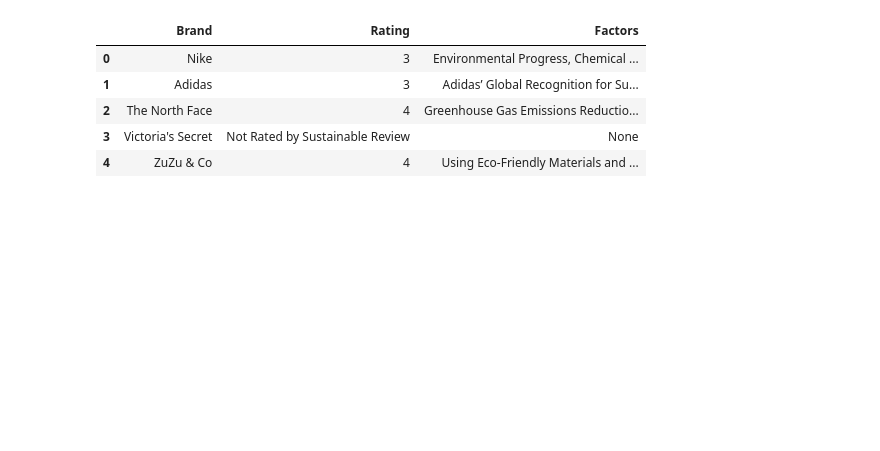
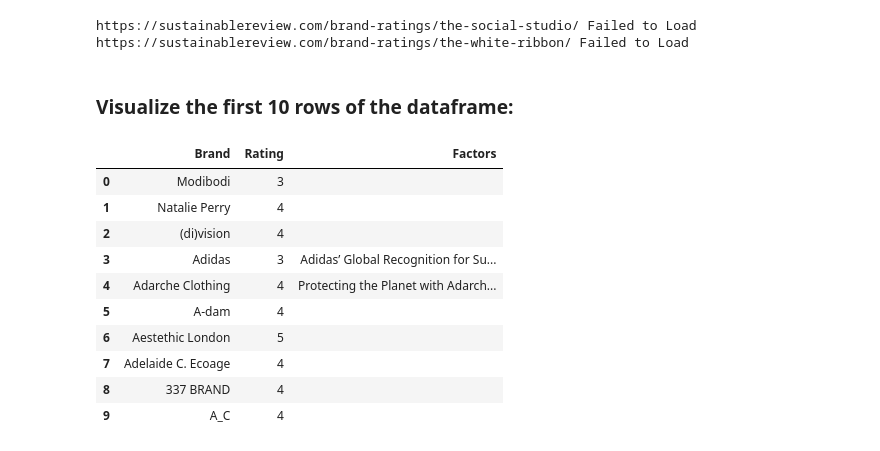
Before and after one commit to meganjchiang/fashionfootprint, a Jupyter notebook: code/alternative_ratings.ipynb, the cells around one changed output. Drawn from its saved outputs; the diff is of its cells as text; code cells hidden in the pictures; blank space fills up the shorter version.

```diff
--- a/code/alternative_ratings.ipynb
+++ b/code/alternative_ratings.ipynb
@@ -7,4 +13,12 @@ from bs4 import BeautifulSoup
 import pandas as pd
 import re
 import csv
+# %%
+# create session
+session = requests.Session()
+# retry three times in case of exception
+retry = Retry(connect=3, backoff_factor=0.5)
+# apply delays between attempts
+adapter = HTTPAdapter(max_retries=retry)
+session.mount('https://', adapter)
 # %% [markdown]
@@ -81,0 +89,9 @@ sustainable_review_df = pd.DataFrame(columns=['Brand', 'Rating', 'Factors'])
+# %%
+# get page range
+first_page_url = "https://sustainablereview.com/brand-ratings/"
+first_page = session.get(first_page_url)
+content = BeautifulSoup(first_page.text, 'html.parser')
+# last page number out of all page numbers
+last_page_num = str(content.find_all('a', class_="page-numbers")[-1]).split('>')[1].split('<')[0]
+
+print(last_page_num)
@@ -82,16 +129,15 @@ sustainable_review_df = pd.DataFrame(columns=['Brand', 'Rating', 'Factors'])
 # %%
 # scrape for brand data
-for brand in sustainable_review_brands:
-    # normalize brand name
-    norm_brand = brand.lower().replace(' & ', '-').replace('&', '').replace(' - ','-').replace(" '",'-').replace("'",'').replace(' / ','-').replace('/','-').replace('é', 'e').replace("ä", 'a').replace('â','a').replace('ü', 'u').replace('ñ','n').replace('ø','o').replace('ö','o').replace('ò','o').replace('ó','o').replace('ç', 'c').replace(' + ', '-').replace('(','').replace(')','').replace('[','').replace(']','').replace('...','-').replace('. ','-').replace('.','-').replace(' ', '-')
+for url in brand_urls:
+    try:
+        # search for brand review
+        review = session.get(url)
 
-    # search for brand review
-    review = requests.get(url_sustainable_review + norm_brand + "/")
-
-    # check if brand review exists
-    if review.status_code == 200:
         # content
         content = BeautifulSoup(review.text, 'html.parser')
+
+        # brand
+        brand = content.find('h1', class_='post-title').get_text()
 
         # rating
         information = content.find('div', class_='InfoBox')
@@ -99,7 +145,7 @@ for brand in sustainable_review_brands:
 
         # factors
         body = content.find('div', class_='col-md-12 col-lg-9')
-        factors = str(body.find_all('h3')).split(", ")
+        factors = str(body.find_all('h3')).split(', ')
 
         # clean list of factors
         cleaned_factors = []
@@ -108,11 +154,11 @@ for brand in sustainable_review_brands:
 
             # drop ':' from factor
             if cleaned_factor.endswith(":"):
-                cleaned_factor = "".join(cleaned_factor[:-1])
+                cleaned_factor = cleaned_factor[:-1]
 
             # exclude headings with "Conclusion"
             if "Conclusion" in cleaned_factor:
-                 cleaned_factor = ""
+                cleaned_factor = ""
 
             # append cleaned factor to list if the item is not emtpy
             if cleaned_factor != "":
@@ -121,19 +167,28 @@ for brand in sustainable_review_brands:
         # update dataframe
         sustainable_review_df.loc[len(sustainable_review_df.index)] = [brand, rating, ", ".join(cleaned_factors)]
 
-    else:
-        # update dataframe
-        sustainable_review_df.loc[len(sustainable_review_df.index)] = [brand, "N/A", "N/A"]
+    except:
+        print(url + " Failed to Load")
+# %% [output]
+https://sustainablereview.com/brand-ratings/the-social-studio/ Failed to Load
+https://sustainablereview.com/brand-ratings/the-white-ribbon/ Failed to Load
+# %% [markdown]
+### Visualize the first 10 rows of the dataframe:
 # %%
 # check dataframe
-sustainable_review_df.head(5)
+sustainable_review_df.head(10)
 # %% [output]
 |  | Brand | Rating | Factors |
-| 0 | Nike | 3 | Environmental Progress, Chemical ... |
-| 1 | Adidas | 3 | Adidas’ Global Recognition for Su... |
-| 2 | The North Face | 4 | Greenhouse Gas Emissions Reductio... |
-| 3 | Victoria's Secret | Not Rated by Sustainable Review | None |
-| 4 | ZuZu & Co | 4 | Using Eco-Friendly Materials and ... |
+| 0 | Modibodi | 3 |  |
+| 1 | Natalie Perry | 4 |  |
+| 2 | (di)vision | 4 |  |
+| 3 | Adidas | 3 | Adidas’ Global Recognition for Su... |
+| 4 | Adarche Clothing | 4 | Protecting the Planet with Adarch... |
+| 5 | A-dam | 4 |  |
+| 6 | Aestethic London | 5 |  |
+| 7 | Adelaide C. Ecoage | 4 |  |
+| 8 | 337 BRAND | 4 |  |
+| 9 | A_C | 4 |  |
 # %%
 # export csv file
 sustainable_review_df.to_csv('../data/sustainable_review_ratings.csv')
```
Also changed, not shown: parts of 15 cells of this notebook, 2 other files.
